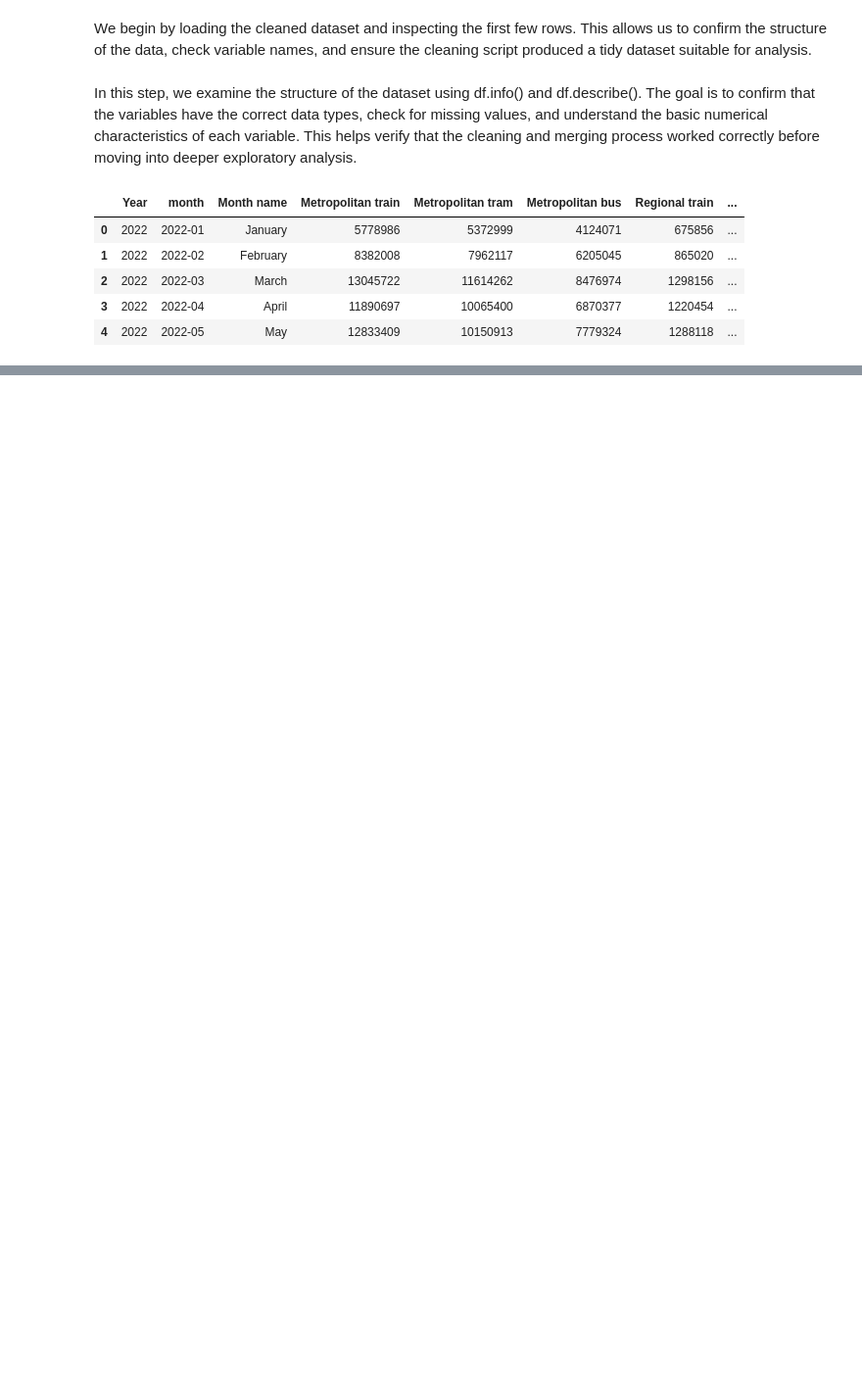
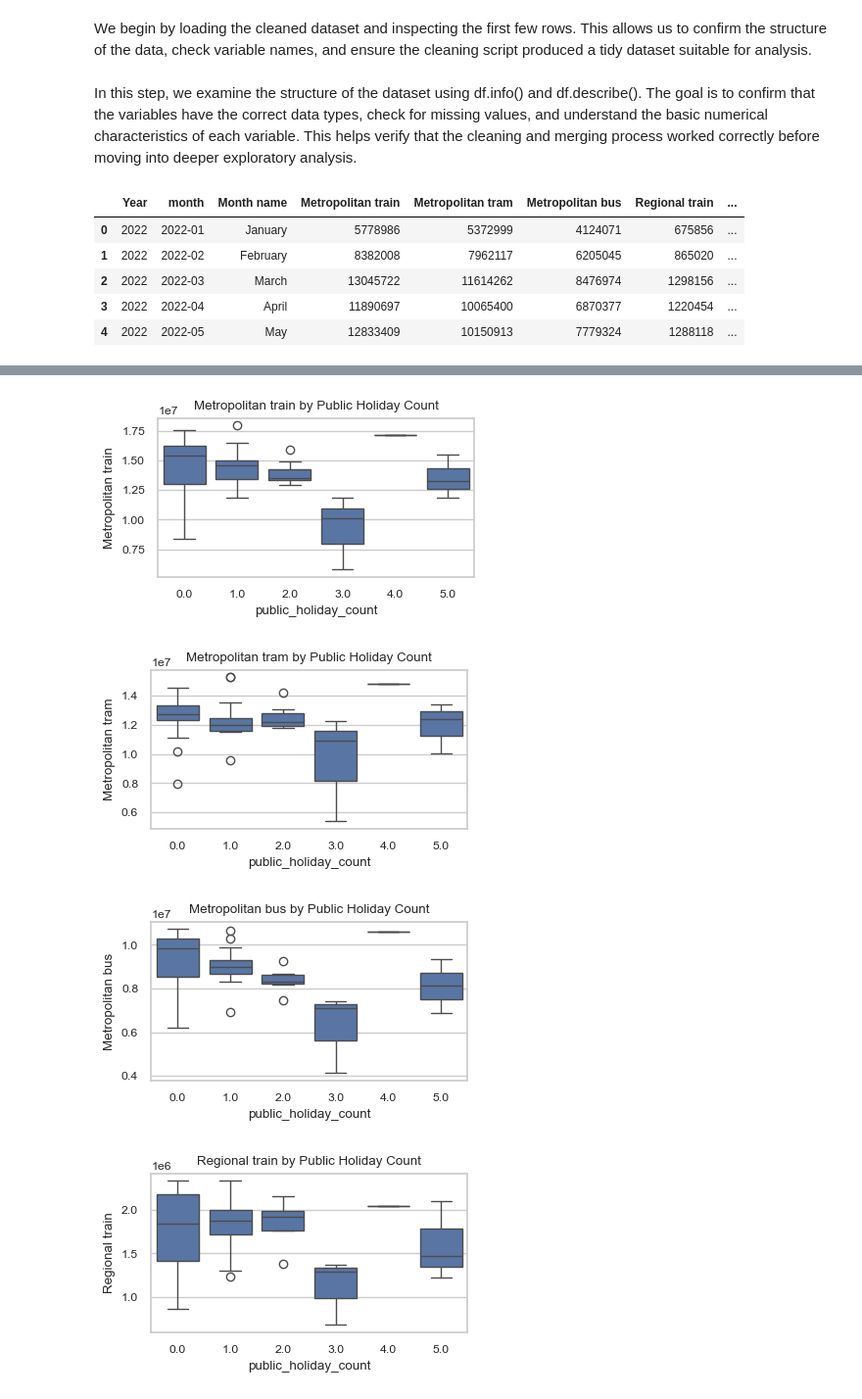
Before and after one commit to ribhhutcheson/ecc3479-project, a Jupyter notebook: EDA.ipynb, the cells around one changed output, grey strips where cells are left out. Shown at 98% size. Cells and saved outputs as stored; diff of their text form; code cells hidden in the pictures; blank space fills up the shorter version.

```diff
--- a/EDA.ipynb
+++ b/EDA.ipynb
@@ -36,0 +294,12 @@ df.head()
+# %%
+for out in outcomes:
+    fig, ax = plt.subplots(figsize=(4, 2.5))
+    sns.boxplot(data=df, x="public_holiday_count", y=out, ax=ax)
+    ax.set_title(f"{out} by Public Holiday Count")
+    fig.tight_layout()
+    plt.show()
+# %% [output]
+[figure, added]
+[figure, added]
+[figure, added]
+[figure, added]
```
Also changed, not shown: parts of 16 cells of this notebook.
